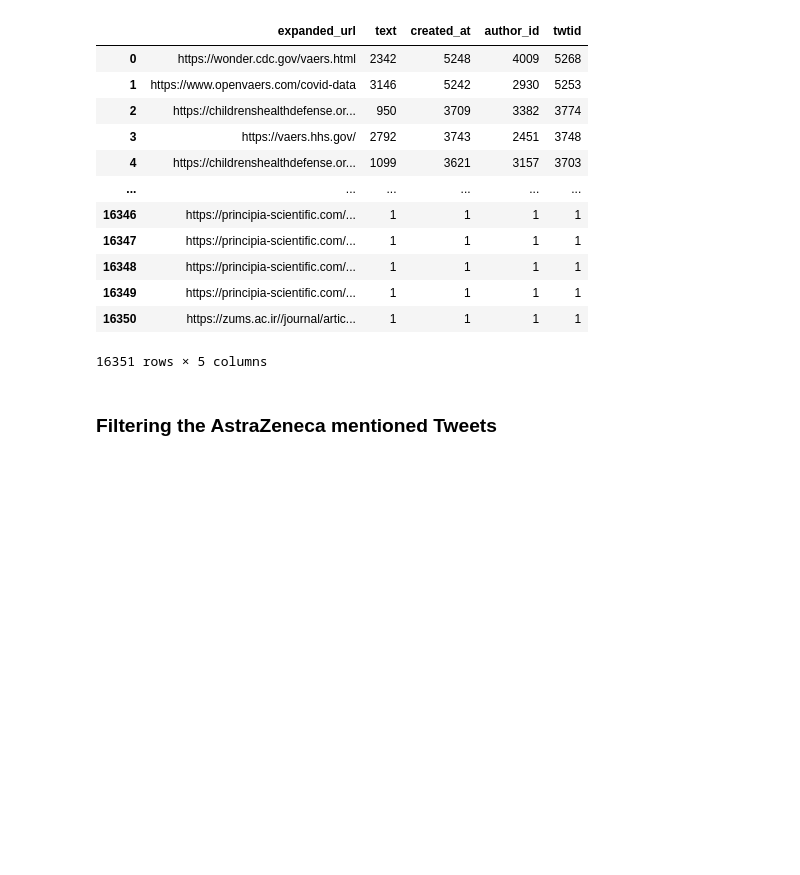
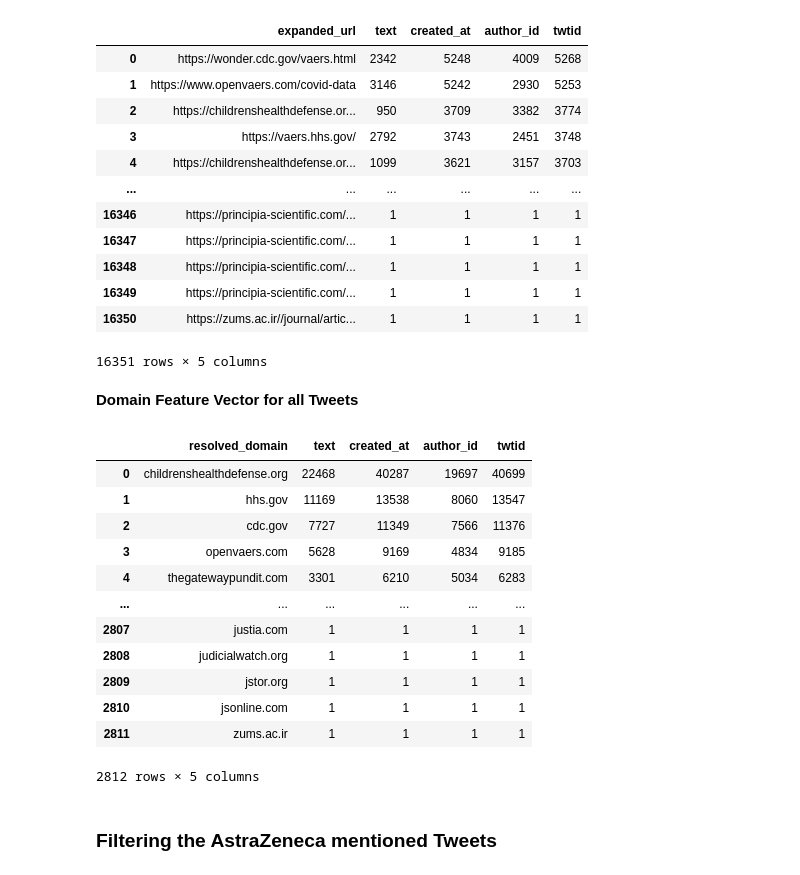
Before and after one commit to qcri/Vaccine_Disinfo, a Jupyter notebook: NEW/notebooks/VAERS_data/Twitter_Data_Analysis.ipynb, the cells around one changed output. Cells and saved outputs as stored; diff of their text form; code cells hidden in the pictures; blank space fills up the shorter version.

Commit message:
add domain feature vectors

```diff
--- a/NEW/notebooks/VAERS_data/Twitter_Data_Analysis.ipynb
+++ b/NEW/notebooks/VAERS_data/Twitter_Data_Analysis.ipynb
@@ -174,6 +174,28 @@ ftvectorall.to_csv("./all_url_feature_vector.csv",index=False)
 | 16349 | https://principia-scientific.com/... | 1 | 1 | 1 | 1 |
 | 16350 | https://zums.ac.ir//journal/artic... | 1 | 1 | 1 | 1 |
 16351 rows × 5 columns
+# %% [markdown]
+__Domain Feature Vector for all Tweets__
+# %%
+dftvectorall = allurldffiltered[["text","created_at","author_id","twtid","resolved_domain"]] \
+    .groupby(["resolved_domain"]).nunique().sort_values(["twtid"],ascending=False).reset_index()
+dftvectorall
+
+dftvectorall.to_csv("./all_domain_feature_vector.csv",index=False)
+# %% [output]
+|  | resolved_domain | text | created_at | author_id | twtid |
+| 0 | childrenshealthdefense.org | 22468 | 40287 | 19697 | 40699 |
+| 1 | hhs.gov | 11169 | 13538 | 8060 | 13547 |
+| 2 | cdc.gov | 7727 | 11349 | 7566 | 11376 |
+| 3 | openvaers.com | 5628 | 9169 | 4834 | 9185 |
+| 4 | thegatewaypundit.com | 3301 | 6210 | 5034 | 6283 |
+| ... | ... | ... | ... | ... | ... |
+| 2807 | justia.com | 1 | 1 | 1 | 1 |
+| 2808 | judicialwatch.org | 1 | 1 | 1 | 1 |
+| 2809 | jstor.org | 1 | 1 | 1 | 1 |
+| 2810 | jsonline.com | 1 | 1 | 1 | 1 |
+| 2811 | zums.ac.ir | 1 | 1 | 1 | 1 |
+2812 rows × 5 columns
 # %% [markdown]
 ### Filtering the AstraZeneca mentioned Tweets
 # %% [markdown]
```
Also changed, not shown: parts of 7 cells of this notebook, 7 other files.
